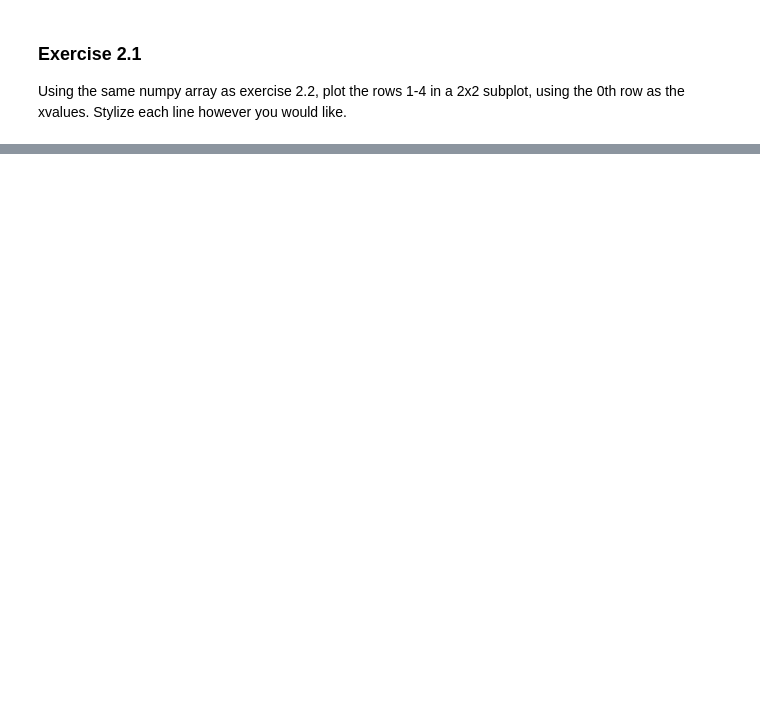
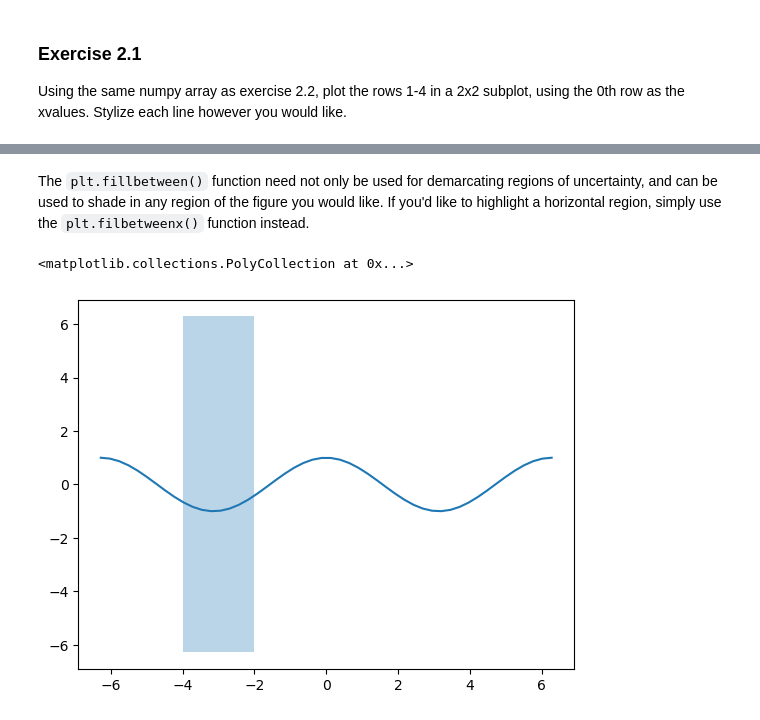
Before and after one commit to jeremyschroeter/Neuro301-Coding-Kit, a Jupyter notebook: Review-Notebooks/Python_Matplotlib_Review.ipynb, the cells around one changed output, grey strips where cells are left out. Drawn from its saved outputs; the diff is of its cells as text; code cells hidden in the pictures; blank space fills up the shorter version.

```diff
--- a/Review-Notebooks/Python_Matplotlib_Review.ipynb
+++ b/Review-Notebooks/Python_Matplotlib_Review.ipynb
@@ -226,0 +259,8 @@ Using the same numpy array as exercise 2.2, plot the rows 1-4 in a 2x2 subplot,
+# %% [markdown]
+The <code>plt.fillbetween()</code> function need not only be used for demarcating regions of uncertainty, and can be used to shade in any region of the figure you would like. If you'd like to highlight a horizontal region, simply use the <code>plt.filbetweenx()</code> function instead.
+# %%
+plt.plot(x, true_data)
+plt.fill_betweenx(x, -4, -2, alpha=0.3)
+# %% [output]
+<matplotlib.collections.PolyCollection at 0x...>
+[figure, added]
```
Also changed, not shown: parts of 19 cells of this notebook, 2 other files.
